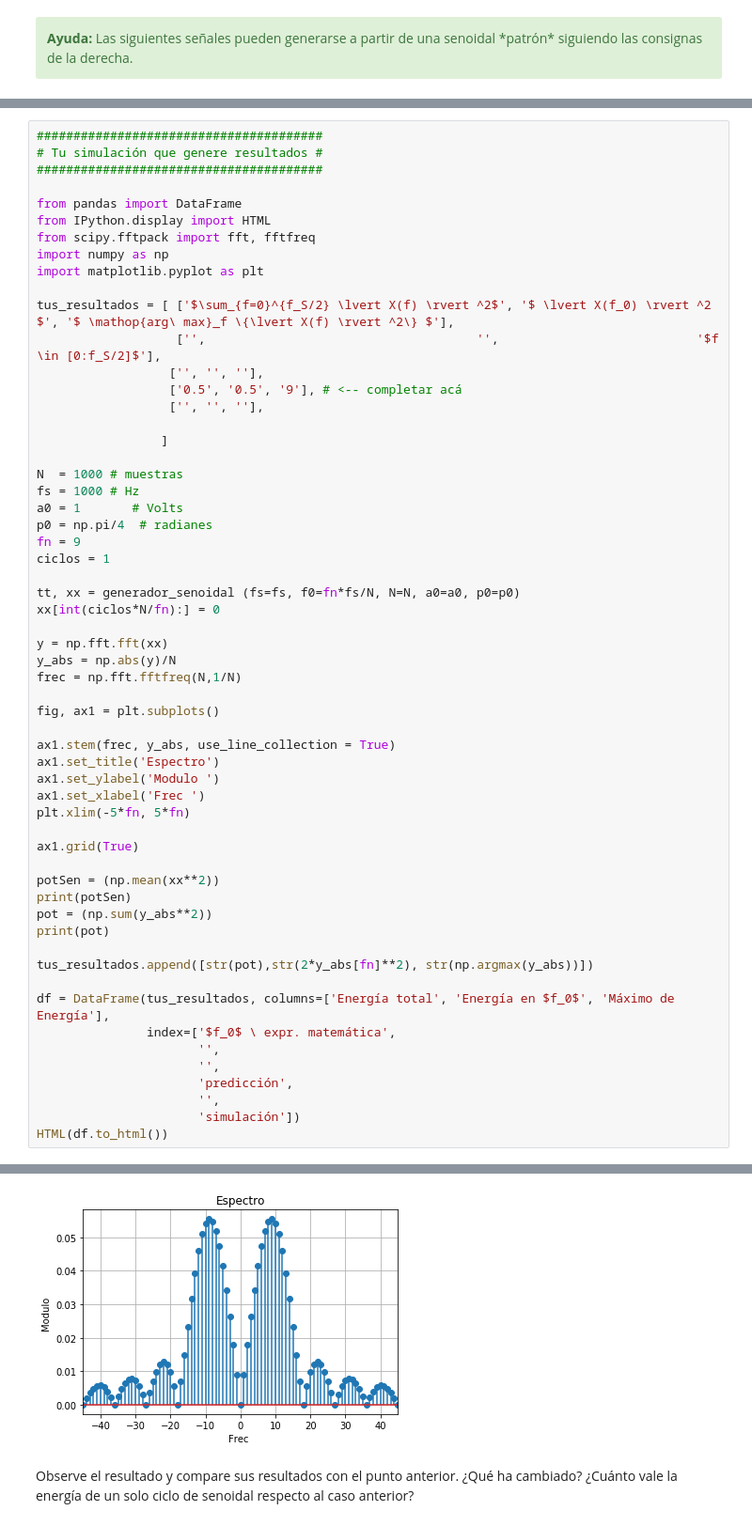
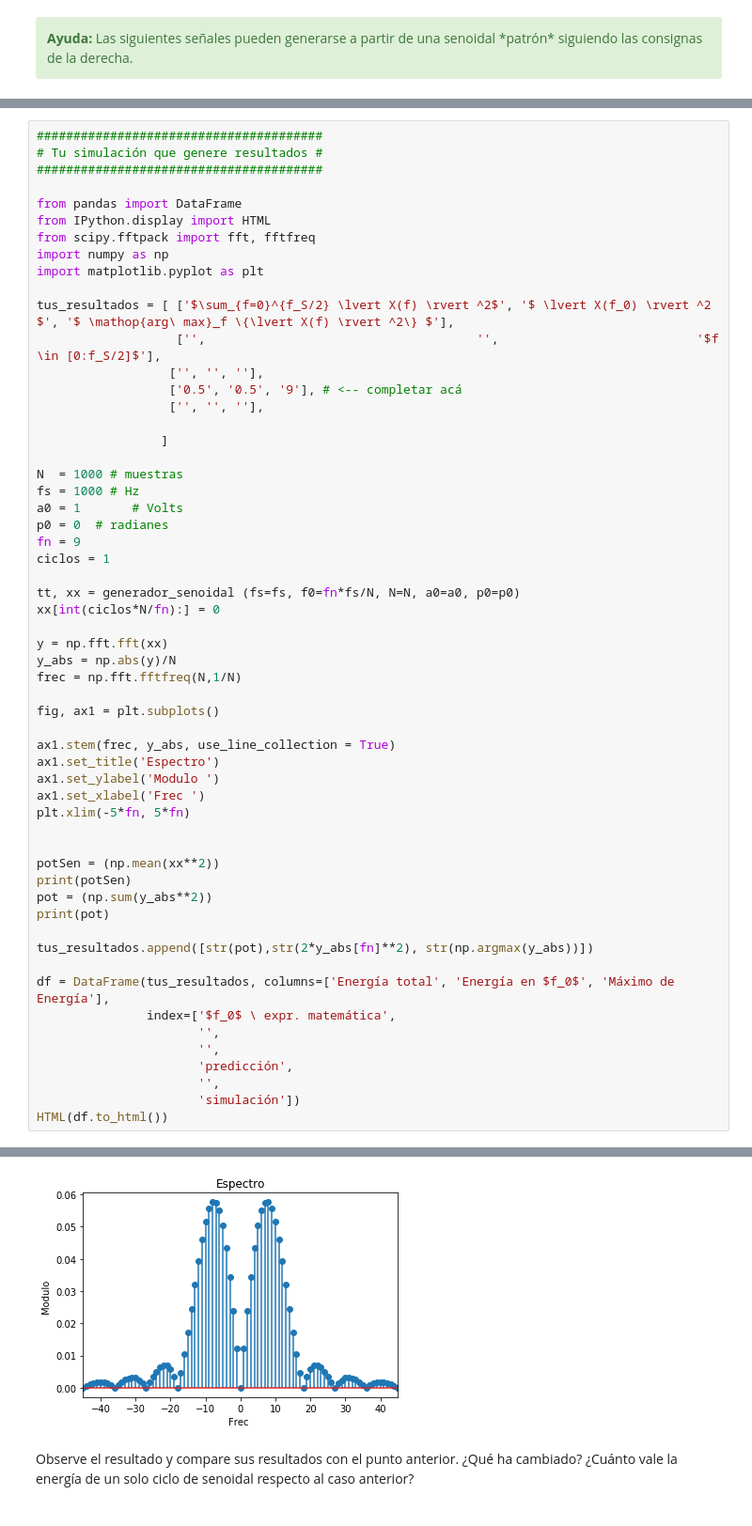
Before and after one commit to yaninacorsaro/PDS, a Jupyter notebook: TP1 - Muestreo de señales - Forurier.ipynb, the cells around one changed output, grey strips where cells are left out. Shown at 94% size. Drawn from its saved outputs; the diff is of its cells as text.

```diff
--- a/TP1 - Muestreo de señales - Forurier.ipynb
+++ b/TP1 - Muestreo de señales - Forurier.ipynb
@@ -661,7 +660,7 @@ tus_resultados = [ ['$\sum_{f=0}^{f_S/2} \lvert X(f) \rvert ^2$', '$ \lvert X(f_
 N  = 1000 # muestras
 fs = 1000 # Hz
 a0 = 1       # Volts
-p0 = np.pi/4  # radianes
+p0 = 0  # radianes
 fn = 9
 ciclos = 1
 
@@ -680,7 +679,6 @@ ax1.set_ylabel('Modulo ')
 ax1.set_xlabel('Frec ')
 plt.xlim(-5*fn, 5*fn)
 
-ax1.grid(True)
 
 potSen = (np.mean(xx**2))
 print(potSen)
@@ -710,4 +708,4 @@ HTML(df.to_html())
-[figure, old version]
+[figure, new version]
 # %% [markdown]
 Observe el resultado y compare sus resultados con el punto anterior. ¿Qué ha cambiado? ¿Cuánto vale la energía de un solo ciclo de senoidal respecto al caso anterior?
 # %% [markdown]
```
Also changed, not shown: parts of 25 cells of this notebook.
